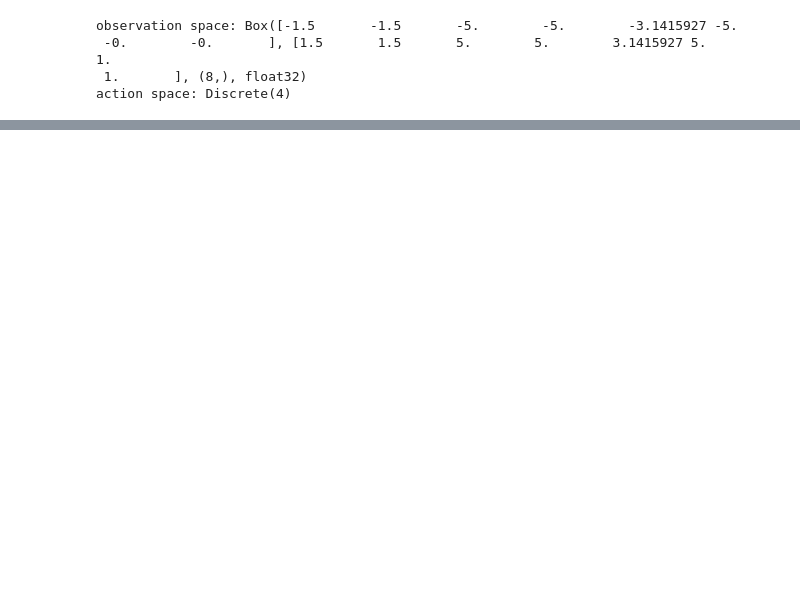
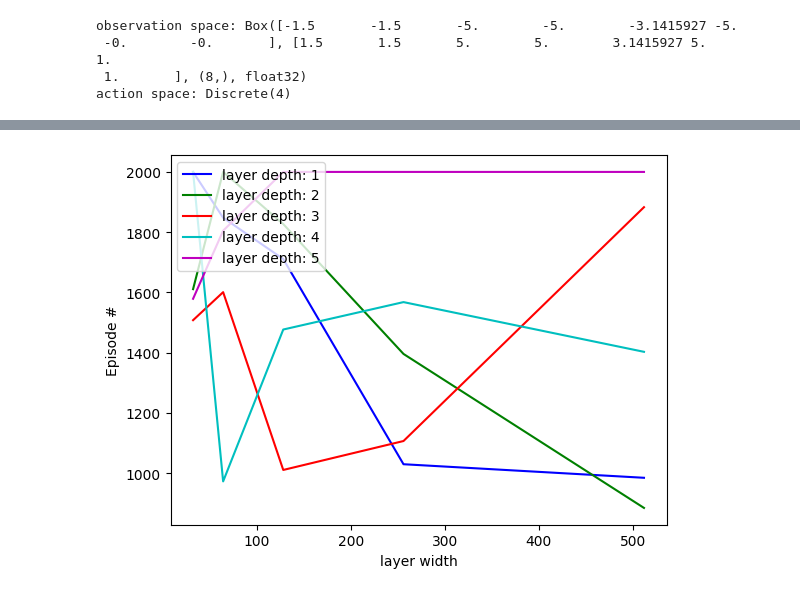
Before and after one commit to noordahx/RL-Lunar-Lander, a Jupyter notebook: hw3.ipynb, the cells around one changed output, grey strips where cells are left out. Saved outputs shown, nothing was run; the diff lists cells and outputs as text; code cells hidden in the pictures; blank space fills up the shorter version.

```diff
--- a/hw3.ipynb
+++ b/hw3.ipynb
@@ -161,0 +227,22 @@ Episode 287     Average Score: -21.309
+# %%
+#we then fixed the layer depth, and compare the eps for different layer widths
+x_for_different_layer_depth: dict = {}
+for layer_depth in layer_depths:
+    x_for_different_layer_depth[layer_depth] = []
+
+for i in range(len(scores)):
+    x_for_different_layer_depth[layer_depths[i//len(layer_widths)]].append(len(scores[i]))
+
+# we now plot the results, with different layer depths, and draw them in the same diagram with different colors
+import matplotlib.pyplot as plt
+import numpy as np
+colors: List[str] = ['b', 'g', 'r', 'c', 'm']
+for layer_depth in layer_depths:
+    plt.plot(layer_widths, x_for_different_layer_depth[layer_depth], colors[layer_depth-1], label="layer depth: {}".format(layer_depth))
+    plt.ylabel('Episode #')
+    plt.xlabel('layer width')
+    plt.legend(loc='upper left')
+plt.show()
+# we define the benchmark as the number of episodes needed to solve the problem
+# %% [output]
+[figure, added]
```
Also changed, not shown: parts of 8 cells of this notebook, 1 other file.
